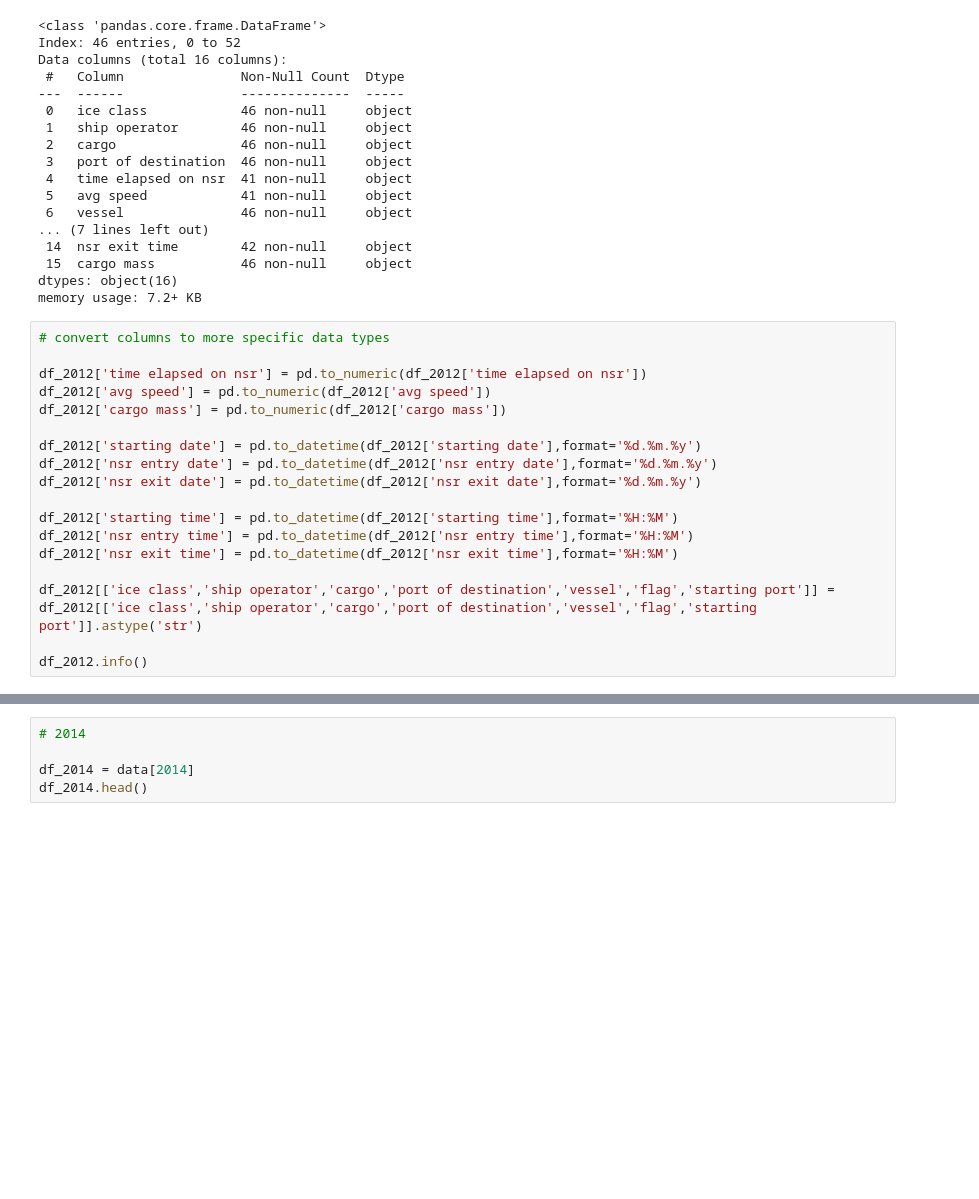
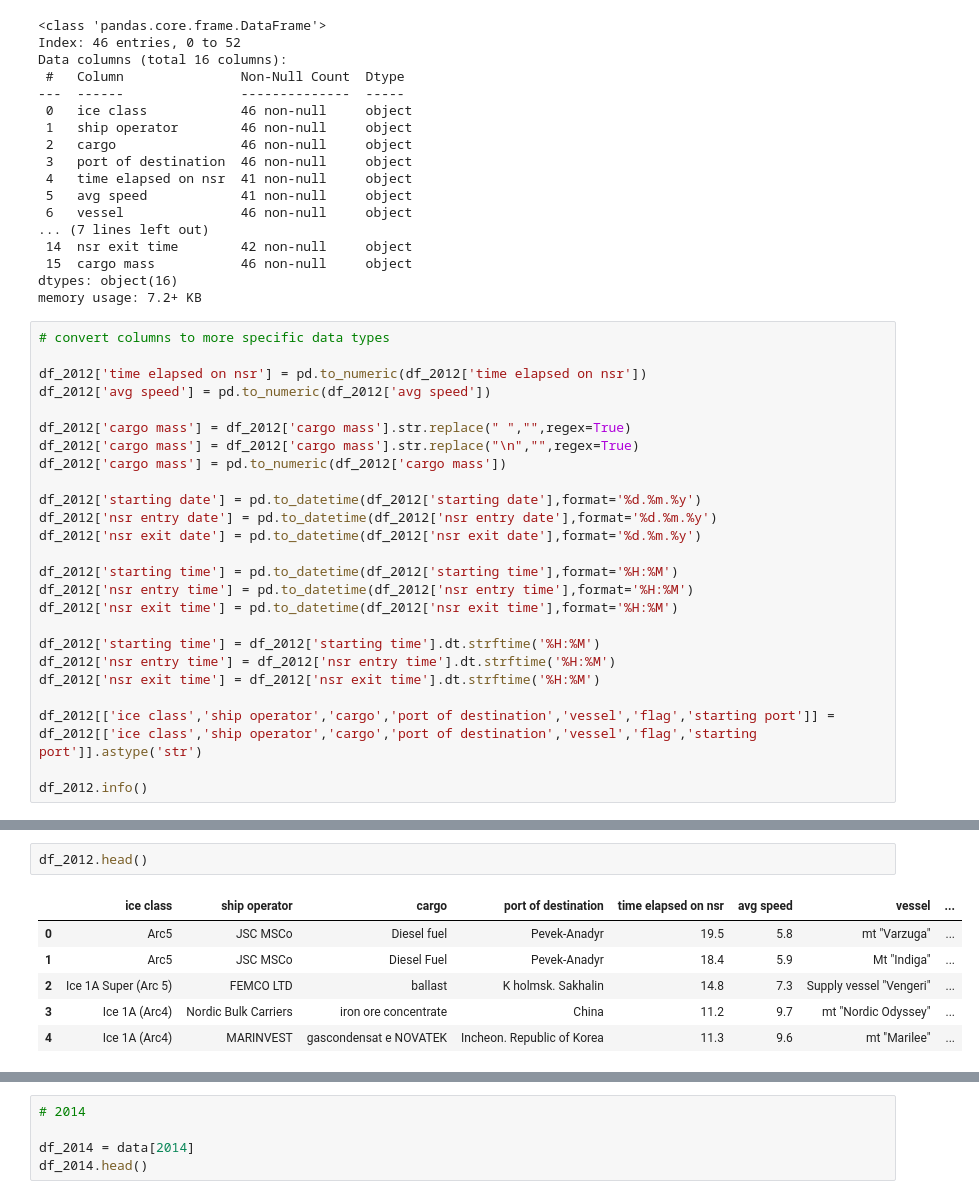
Before and after one commit to csmith454/nsr-project, a Jupyter notebook: nsr_data_wrangling.ipynb, the cells around one changed output, grey strips where cells are left out. Saved outputs shown, nothing was run; the diff lists cells and outputs as text; blank space fills up the shorter version.

```diff
--- a/nsr_data_wrangling.ipynb
+++ b/nsr_data_wrangling.ipynb
@@ -507,6 +543,9 @@ memory usage: 7.2+ KB
 
 df_2012['time elapsed on nsr'] = pd.to_numeric(df_2012['time elapsed on nsr'])
 df_2012['avg speed'] = pd.to_numeric(df_2012['avg speed'])
+
+df_2012['cargo mass'] = df_2012['cargo mass'].str.replace(" ","",regex=True)
+df_2012['cargo mass'] = df_2012['cargo mass'].str.replace("\n","",regex=True)
 df_2012['cargo mass'] = pd.to_numeric(df_2012['cargo mass'])
 
 df_2012['starting date'] = pd.to_datetime(df_2012['starting date'],format='%d.%m.%y')
@@ -517,6 +556,10 @@ df_2012['starting time'] = pd.to_datetime(df_2012['starting time'],format='%H:%M
 df_2012['nsr entry time'] = pd.to_datetime(df_2012['nsr entry time'],format='%H:%M')
 df_2012['nsr exit time'] = pd.to_datetime(df_2012['nsr exit time'],format='%H:%M')
 
+df_2012['starting time'] = df_2012['starting time'].dt.strftime('%H:%M')
+df_2012['nsr entry time'] = df_2012['nsr entry time'].dt.strftime('%H:%M')
+df_2012['nsr exit time'] = df_2012['nsr exit time'].dt.strftime('%H:%M')
+
 df_2012[['ice class','ship operator','cargo','port of destination','vessel','flag','starting port']] = df_2012[['ice class','ship operator','cargo','port of destination','vessel','flag','starting port']].astype('str')
 
 df_2012.info()
@@ -525,3 +584,12 @@ ValueError: Unable to parse string "44 134 " at position 16
+# %%
+df_2012.head()
+# %% [output]
+|  | ice class | ship operator | cargo | port of destination | time elapsed on nsr | avg speed | vessel | ... |
+| 0 | Arc5 | JSC MSCo | Diesel fuel | Pevek-Anadyr | 19.5 | 5.8 | mt "Varzuga" | ... |
+| 1 | Arc5 | JSC MSCo | Diesel Fuel | Pevek-Anadyr | 18.4 | 5.9 | Mt "Indiga" | ... |
+| 2 | Ice 1A Super (Arc 5) | FEMCO LTD | ballast | K holmsk. Sakhalin | 14.8 | 7.3 | Supply vessel "Vengeri" | ... |
+| 3 | Ice 1A (Arc4) | Nordic Bulk Carriers | iron ore concentrate | China | 11.2 | 9.7 | mt "Nordic Odyssey" | ... |
+| 4 | Ice 1A (Arc4) | MARINVEST | gascondensat e NOVATEK | Inchеon. Republic of Korea | 11.3 | 9.6 | mt "Marilee" | ... |
 # %%
 # 2013
 
```
Also changed, not shown: parts of 22 cells of this notebook.
